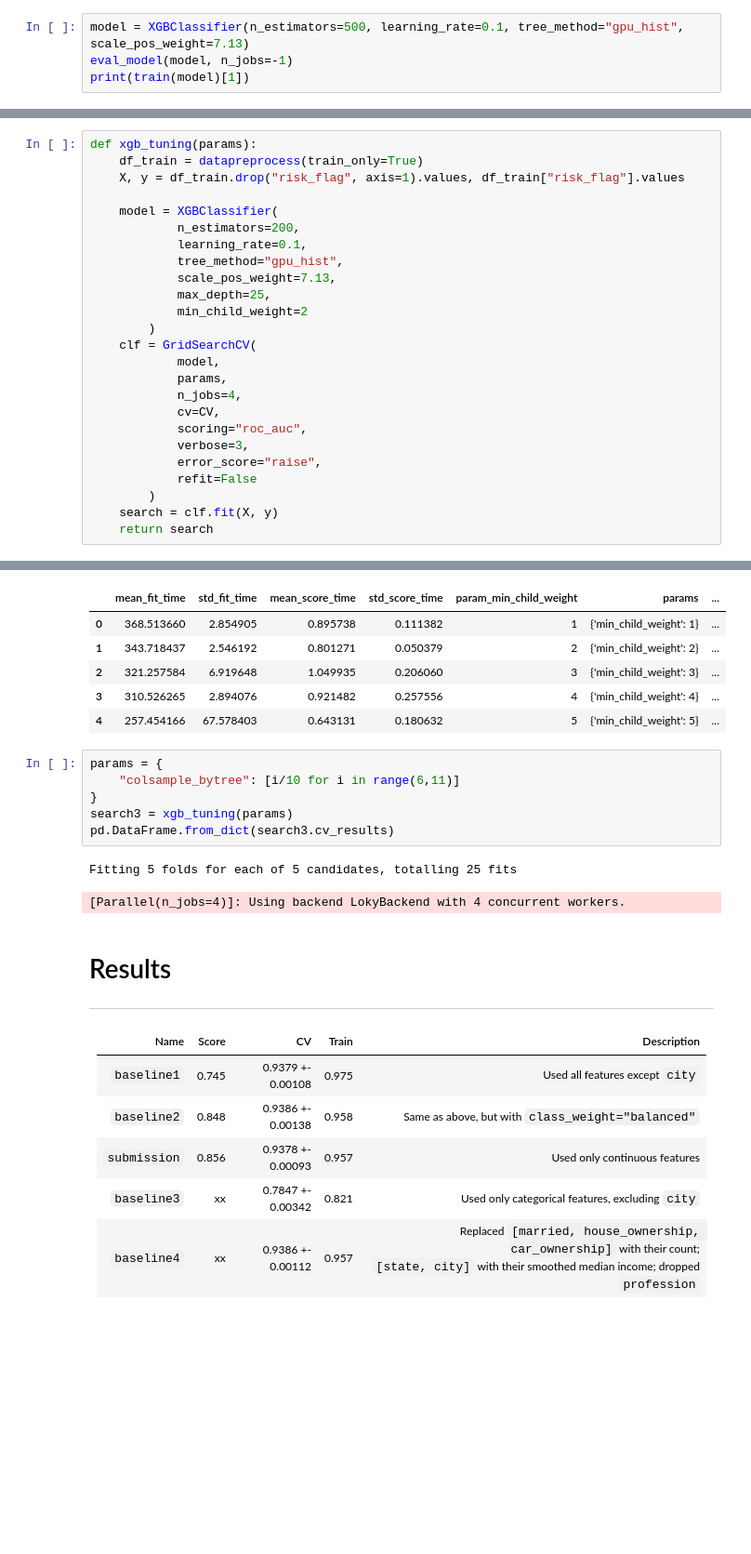
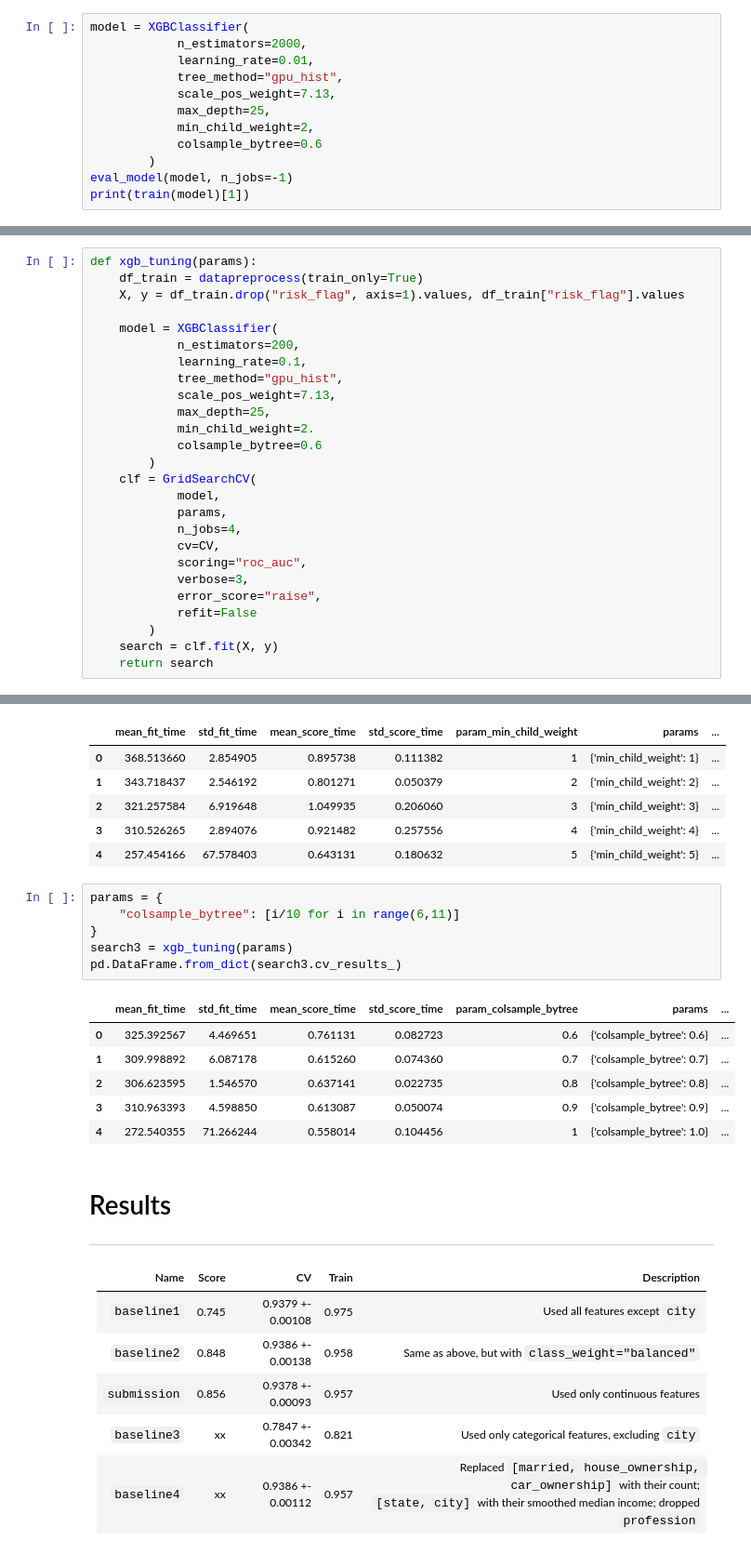
Before and after one commit to Thalaivar/univ_ai_hackathon, a Jupyter notebook: main.ipynb, the cells around one changed output, grey strips where cells are left out. Shown at 93% size. Cells and saved outputs as stored; diff of their text form; blank space fills up the shorter version.

```diff
--- a/main.ipynb
+++ b/main.ipynb
@@ -285,6 +265,14 @@ def xgboost_train(clf, X, y):
     scores = cross_val_score(clf, X, y, cv=StratifiedKFold(n_splits=N_FOLDS, shuffle=True), n_jobs=-1, scoring="roc_auc")
     print(f"AUC: {scores.mean()} +- {scores.std()}")
 # %%
-model = XGBClassifier(n_estimators=500, learning_rate=0.1, tree_method="gpu_hist", scale_pos_weight=7.13)
+model = XGBClassifier(
+            n_estimators=2000,
+            learning_rate=0.01,
+            tree_method="gpu_hist",
+            scale_pos_weight=7.13,
+            max_depth=25,
+            min_child_weight=2,
+            colsample_bytree=0.6
+        )
 eval_model(model, n_jobs=-1)
 print(train(model)[1])
@@ -299,7 +290,8 @@ def xgb_tuning(params):
             tree_method="gpu_hist",
             scale_pos_weight=7.13,
             max_depth=25,
-            min_child_weight=2
+            min_child_weight=2.
+            colsample_bytree=0.6
         )
     clf = GridSearchCV(
             model,
@@ -362,12 +354,16 @@ Fitting 5 folds for each of 5 candidates, totalling 25 fits
 # %%
 params = {
     "colsample_bytree": [i/10 for i in range(6,11)]
 }
 search3 = xgb_tuning(params)
-pd.DataFrame.from_dict(search3.cv_results)
+pd.DataFrame.from_dict(search3.cv_results_)
 # %% [output]
-Fitting 5 folds for each of 5 candidates, totalling 25 fits
-[Parallel(n_jobs=4)]: Using backend LokyBackend with 4 concurrent workers.
+|  | mean_fit_time | std_fit_time | mean_score_time | std_score_time | param_colsample_bytree | params | ... |
+| 0 | 325.392567 | 4.469651 | 0.761131 | 0.082723 | 0.6 | {'colsample_bytree': 0.6} | ... |
+| 1 | 309.998892 | 6.087178 | 0.615260 | 0.074360 | 0.7 | {'colsample_bytree': 0.7} | ... |
+| 2 | 306.623595 | 1.546570 | 0.637141 | 0.022735 | 0.8 | {'colsample_bytree': 0.8} | ... |
+| 3 | 310.963393 | 4.598850 | 0.613087 | 0.050074 | 0.9 | {'colsample_bytree': 0.9} | ... |
+| 4 | 272.540355 | 71.266244 | 0.558014 | 0.104456 | 1 | {'colsample_bytree': 1.0} | ... |
 # %% [markdown]
 # Results
 ---
```
Also changed, not shown: parts of 3 cells of this notebook, 7 other files.
